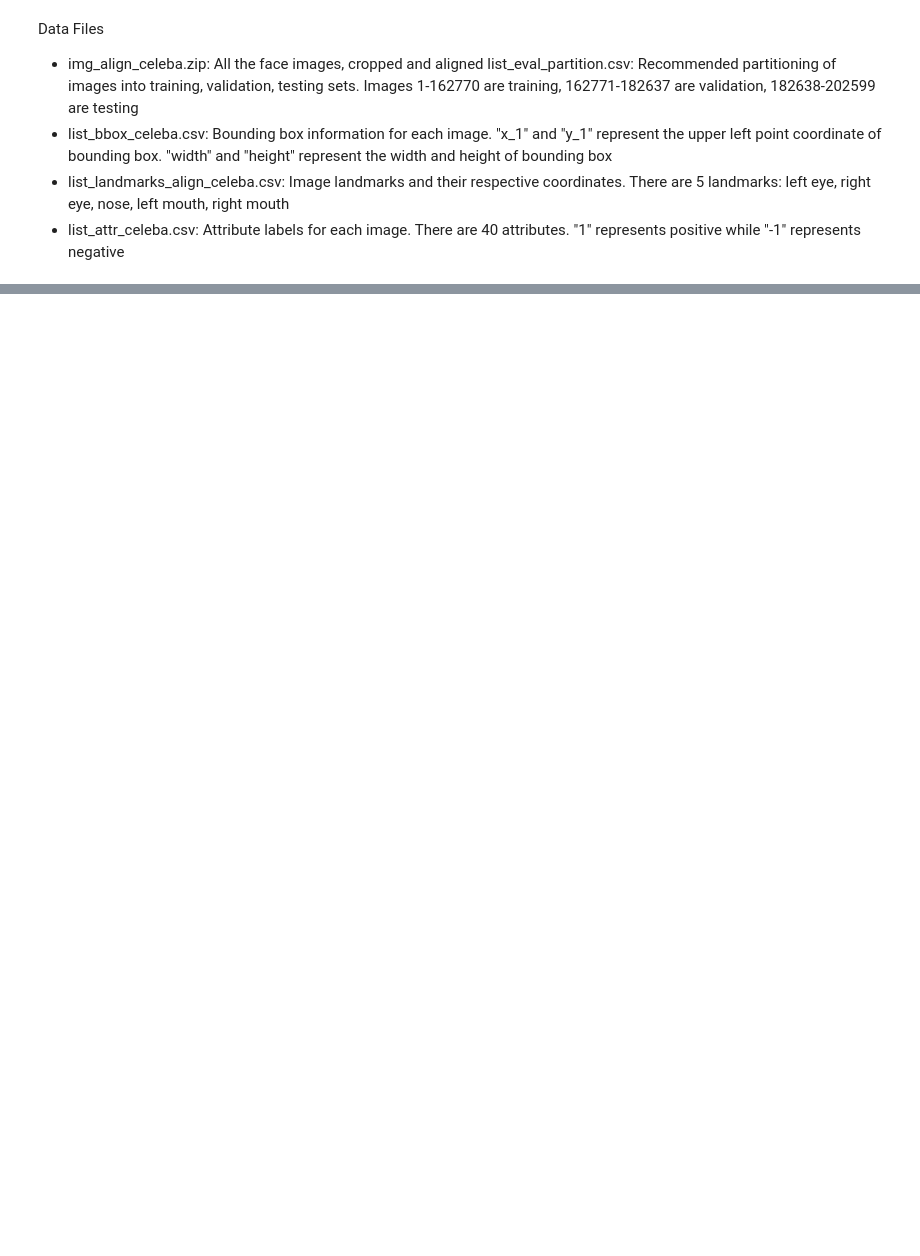
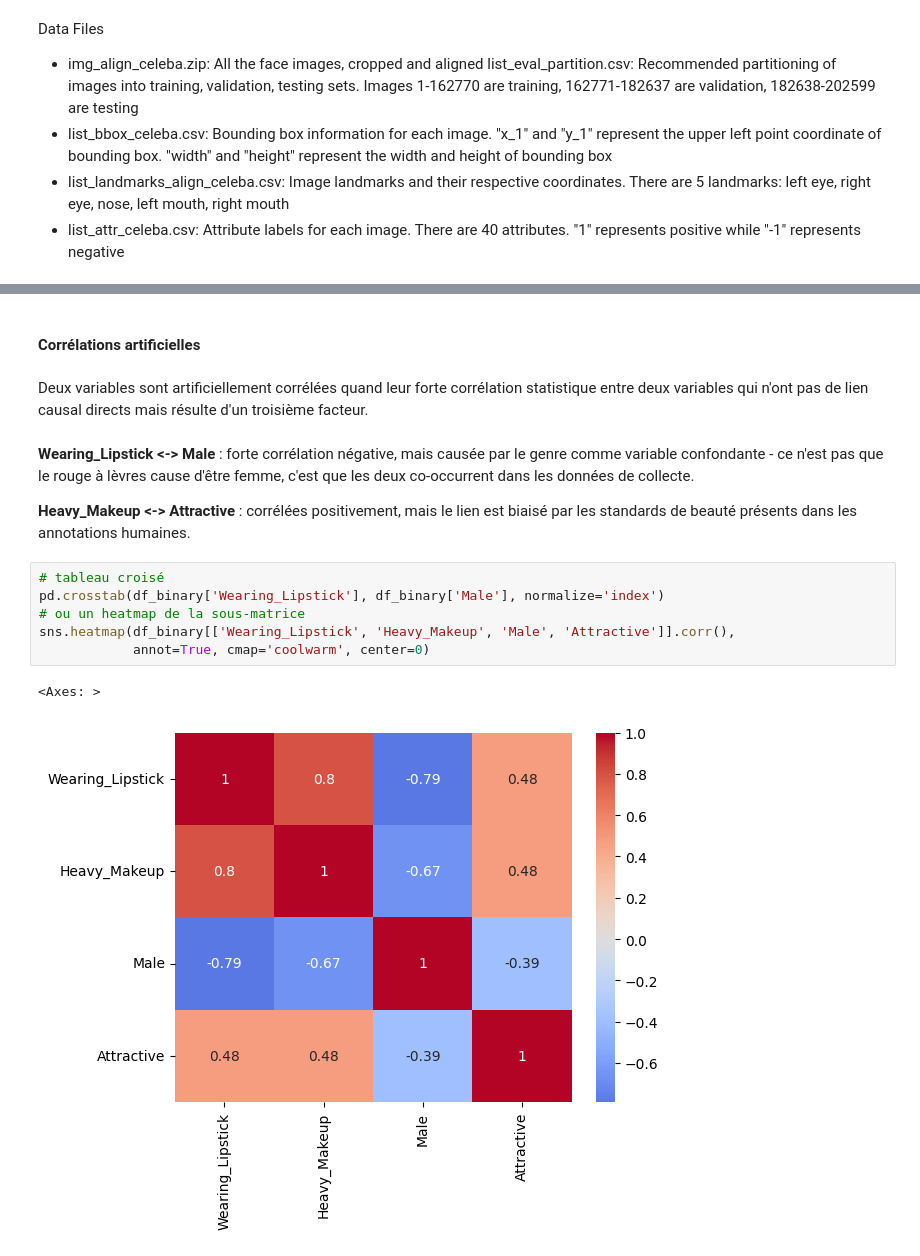
Before and after one commit to SarahL-1720/rexia-responsible-explainable-ai-project, a Jupyter notebook: sarah_image_data.ipynb, the cells around one changed output, grey strips where cells are left out. Drawn from its saved outputs; the diff is of its cells as text; blank space fills up the shorter version.

```diff
--- a/sarah_image_data.ipynb
+++ b/sarah_image_data.ipynb
@@ -40,0 +159,17 @@ def preprocess_img_list(liste):
+# %% [markdown]
+#### Corrélations artificielles
+# %% [markdown]
+Deux variables sont artificiellement corrélées quand leur forte corrélation statistique entre deux variables qui n'ont pas de lien causal directs mais résulte d'un troisième facteur.
+# %% [markdown]
+**Wearing_Lipstick <-> Male** : forte corrélation négative, mais causée par le genre comme variable confondante - ce n'est pas que le rouge à lèvres cause d'être femme, c'est que les deux co-occurrent dans les données de collecte.
+
+**Heavy_Makeup <-> Attractive** : corrélées positivement, mais le lien est biaisé par les standards de beauté présents dans les annotations humaines.
+# %%
+# tableau croisé
+pd.crosstab(df_binary['Wearing_Lipstick'], df_binary['Male'], normalize='index')
+# ou un heatmap de la sous-matrice
+sns.heatmap(df_binary[['Wearing_Lipstick', 'Heavy_Makeup', 'Male', 'Attractive']].corr(),
+            annot=True, cmap='coolwarm', center=0)
+# %% [output]
+<Axes: >
+[figure, added]
```
Also changed, not shown: parts of 25 cells of this notebook.
